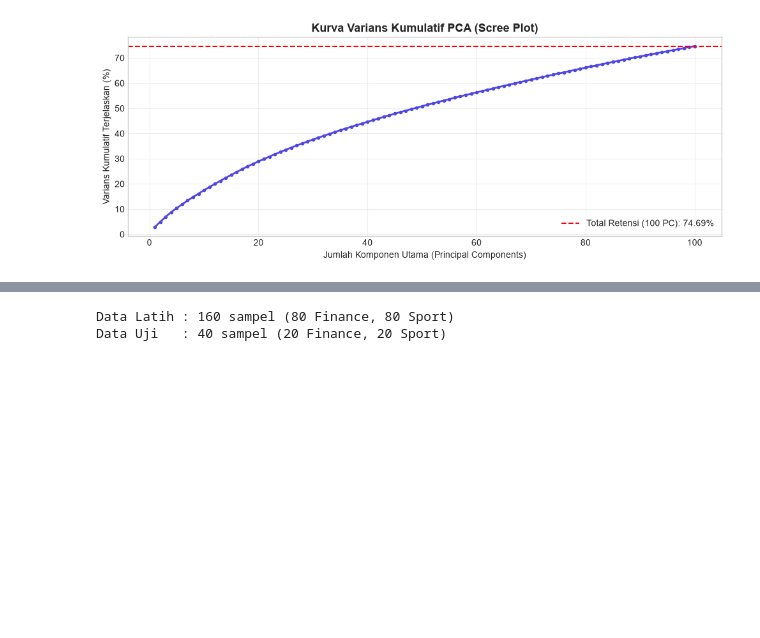
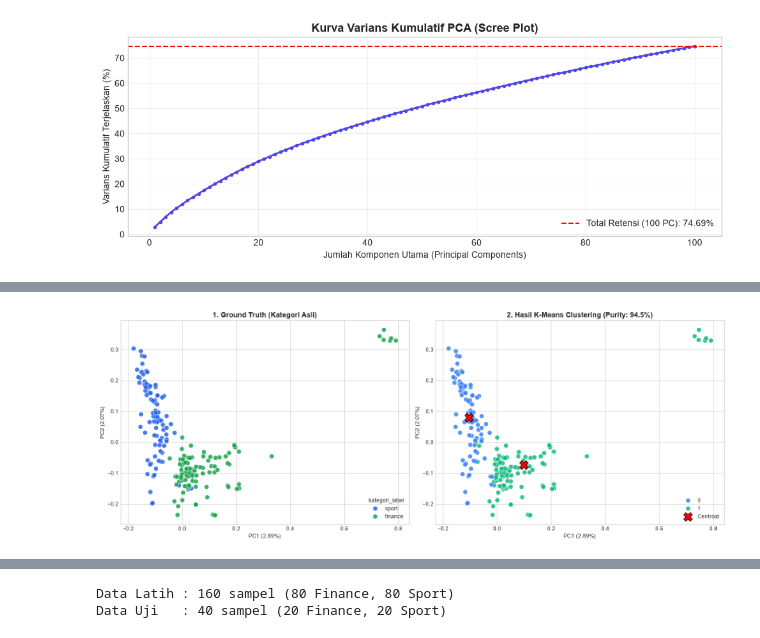
Before and after one commit to Boinkkk/Scraping-web-ppw, a Jupyter notebook: pipeline.ipynb, the cells around one changed output, grey strips where cells are left out. Cells and saved outputs as stored; diff of their text form; code cells hidden in the pictures; blank space fills up the shorter version.

```diff
--- a/pipeline.ipynb
+++ b/pipeline.ipynb
@@ -445,0 +501,32 @@ Data dibagi dengan proporsi **80% Data Latih (160 artikel)** dan **20% Data Uji
+# %%
+# Visualisasi Scatter Plot 2D: Ground Truth vs Hasil K-Means Clustering
+fig, axes = plt.subplots(1, 2, figsize=(16, 6))
+
+# Plot 1: Ground Truth
+sns.scatterplot(
+    x=df_pca['PC1'], y=df_pca['PC2'], hue=df_pca['kategori_label'],
+    palette={'sport': '#2563eb', 'finance': '#16a34a'}, s=70, alpha=0.85, ax=axes[0]
+)
+axes[0].set_title('1. Ground Truth (Kategori Asli)', fontsize=13, fontweight='bold')
+axes[0].set_xlabel(f'PC1 ({pca.explained_variance_ratio_[0]*100:.2f}%)')
+axes[0].set_ylabel(f'PC2 ({pca.explained_variance_ratio_[1]*100:.2f}%)')
+
+# Plot 2: K-Means Clusters
+sns.scatterplot(
+    x=df_pca['PC1'], y=df_pca['PC2'], hue=cluster_labels,
+    palette=['#3b82f6', '#10b981'], s=70, alpha=0.85, ax=axes[1]
+)
+# Titik Centroid K-Means
+axes[1].scatter(
+    kmeans.cluster_centers_[:, 0], kmeans.cluster_centers_[:, 1],
+    s=250, c='red', marker='X', edgecolors='black', label='Centroid'
+)
+axes[1].set_title(f'2. Hasil K-Means Clustering (Purity: {purity:.1f}%)', fontsize=13, fontweight='bold')
+axes[1].set_xlabel(f'PC1 ({pca.explained_variance_ratio_[0]*100:.2f}%)')
+axes[1].set_ylabel(f'PC2 ({pca.explained_variance_ratio_[1]*100:.2f}%)')
+axes[1].legend()
+
+plt.tight_layout()
+plt.show()
+# %% [output]
+[figure, added]
```
Also changed, not shown: parts of 30 cells of this notebook, 1 other file.
